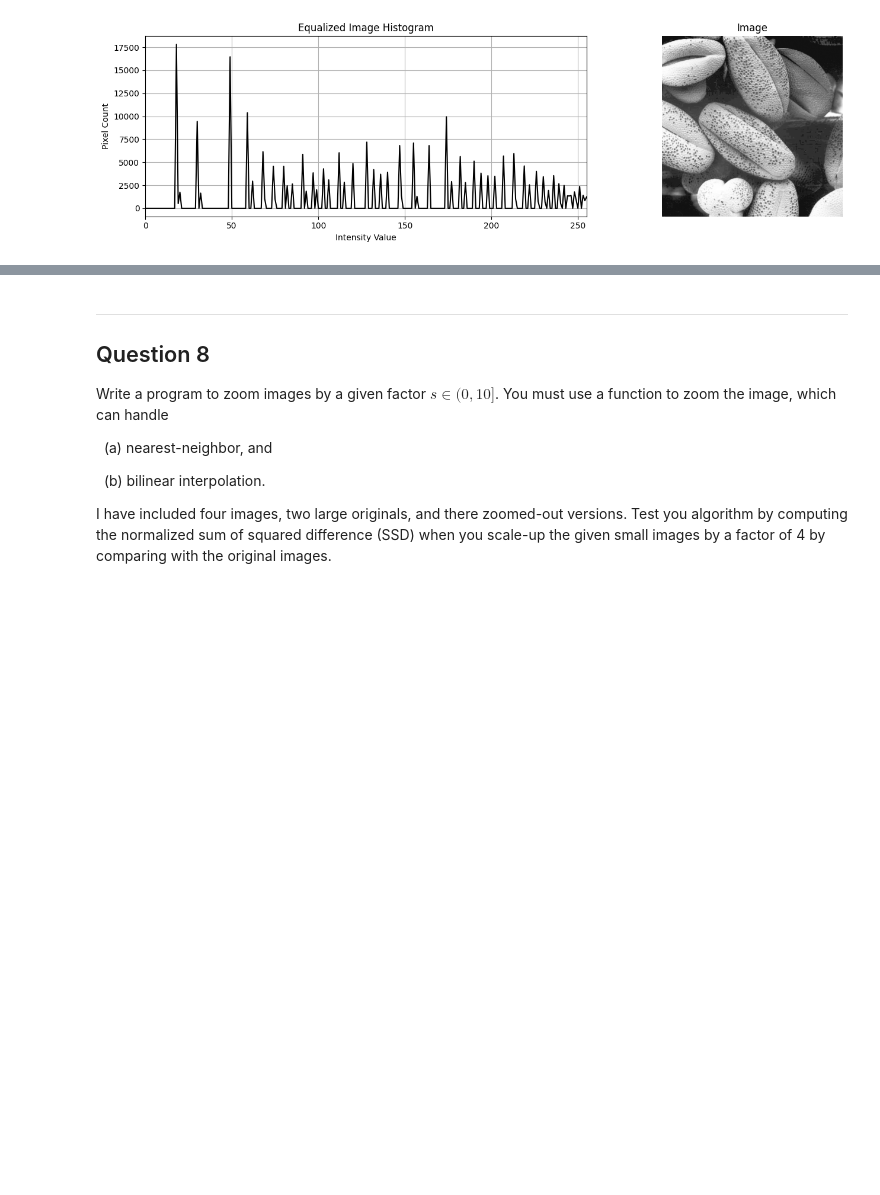
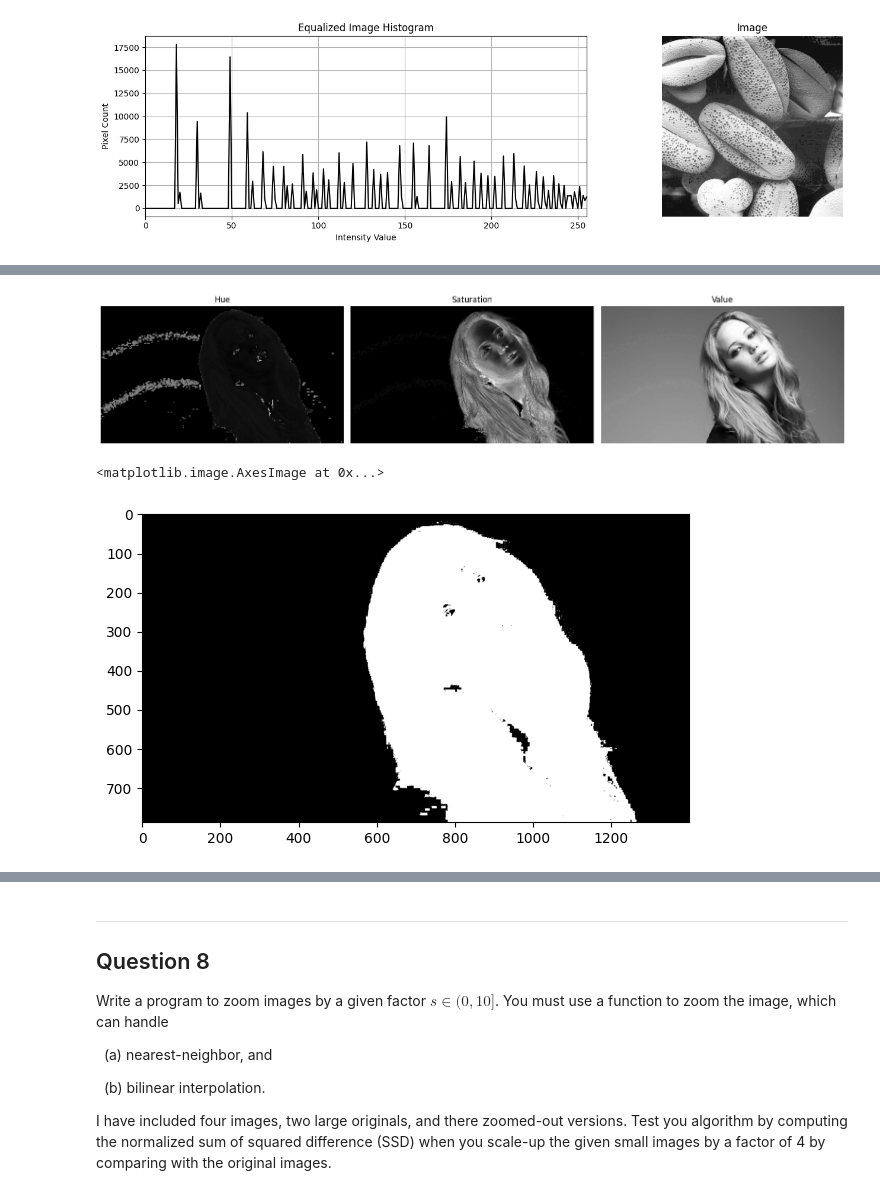
Before and after one commit to SasithIM/EN3160_IP_MV_Files, a Jupyter notebook: Assignment_1.ipynb, the cells around one changed output, grey strips where cells are left out. Drawn from its saved outputs; the diff is of its cells as text; code cells hidden in the pictures; blank space fills up the shorter version.

```diff
--- a/Assignment_1.ipynb
+++ b/Assignment_1.ipynb
@@ -412,6 +412,25 @@ histogram-equalized foreground.
 <img src="figures/fig6.png" width="320">
 <figcaption><em>Figure 6: Image for histogram equalizing the foreground.</em></figcaption>
 </figure>
+# %%
+img = cv.imread("figures/fig6.png", cv.IMREAD_COLOR)
+assert img is not None
+
+h, s, v = cv.split(cv.cvtColor(img, cv.COLOR_BGR2HSV))
+fig, ax = plt.subplots(1, 3, figsize=(16, 5))
+for a, plane, name in zip(ax, [h, s, v], ['Hue', 'Saturation', 'Value']):
+    a.imshow(plane, cmap='gray', vmin=0, vmax=255)
+    a.set_title(name)
+    a.axis('off')
+plt.tight_layout(); plt.show()
+
+#sat channel is the choice for masking
+ret, mask = cv.threshold(s, 13, 255, cv.THRESH_BINARY)
+plt.imshow(mask, cmap='gray')
+# %% [output]
+[figure, added]
+<matplotlib.image.AxesImage at 0x...>
+[figure, added]
 # %% [markdown]
 ---
 ## Question 7
```
